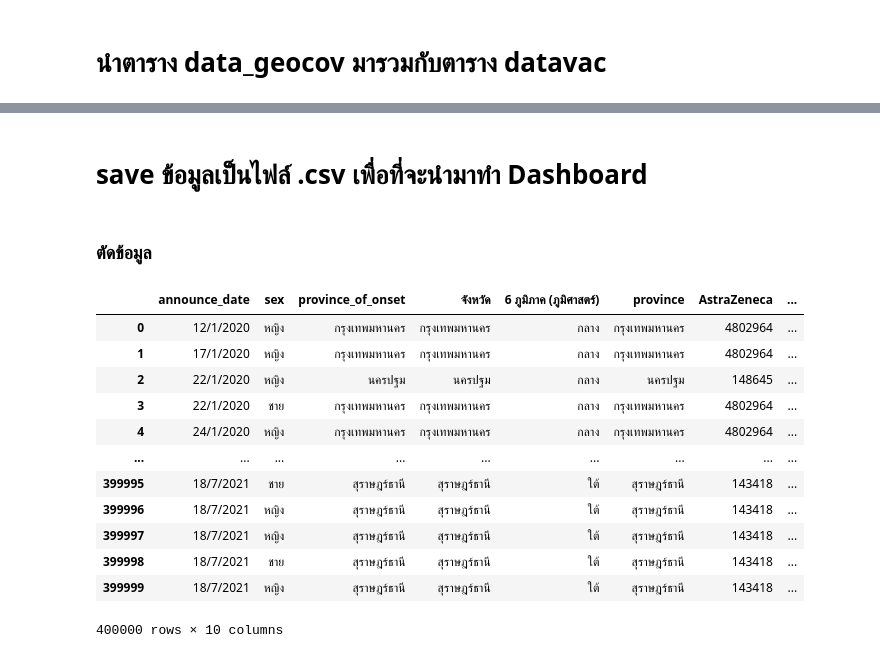
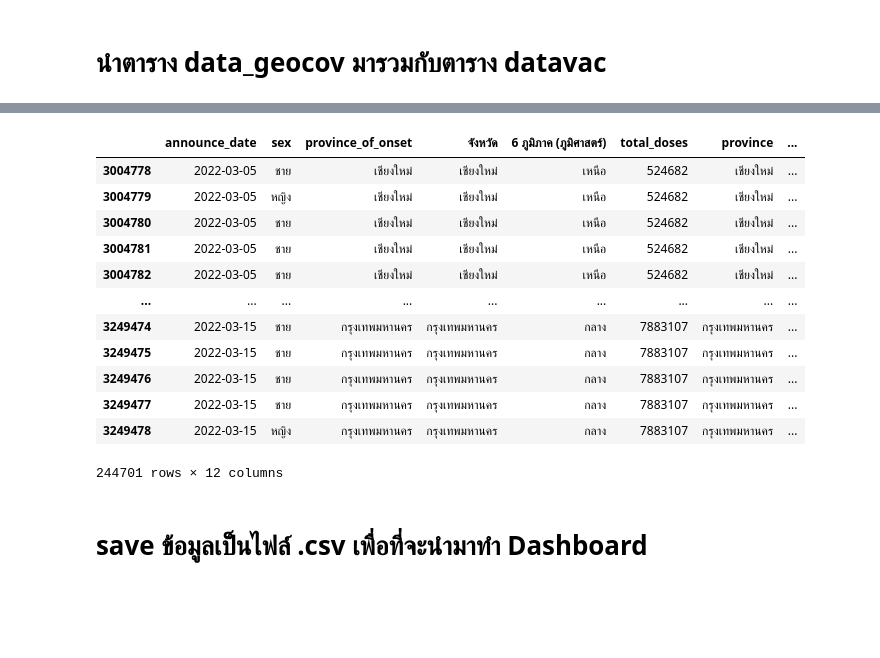
Before and after one commit to Chanunchida-May/data_viz_2022, a Jupyter notebook: ProjectDashBoard.ipynb, the cells around one changed output, grey strips where cells are left out. Drawn from its saved outputs; the diff is of its cells as text; code cells hidden in the pictures; blank space fills up the shorter version.

```diff
--- a/ProjectDashBoard.ipynb
+++ b/ProjectDashBoard.ipynb
@@ -944,2 +944,19 @@ dtype: bool
+# %%
+dt_covidvacge_2022_Mar15 = dt_covidvacge[(dt_covidvacge['announce_date']>='2022-03-05')&(dt_covidvacge['announce_date']<='2022-03-15')]
+dt_covidvacge_2022_Mar15
+# %% [output]
+|  | announce_date | sex | province_of_onset | จังหวัด | 6 ภูมิภาค (ภูมิศาสตร์) | total_doses | province | ... |
+| 3004778 | 2022-03-05 | ชาย | เชียงใหม่ | เชียงใหม่ | เหนือ | 524682 | เชียงใหม่ | ... |
+| 3004779 | 2022-03-05 | หญิง | เชียงใหม่ | เชียงใหม่ | เหนือ | 524682 | เชียงใหม่ | ... |
+| 3004780 | 2022-03-05 | ชาย | เชียงใหม่ | เชียงใหม่ | เหนือ | 524682 | เชียงใหม่ | ... |
+| 3004781 | 2022-03-05 | ชาย | เชียงใหม่ | เชียงใหม่ | เหนือ | 524682 | เชียงใหม่ | ... |
+| 3004782 | 2022-03-05 | ชาย | เชียงใหม่ | เชียงใหม่ | เหนือ | 524682 | เชียงใหม่ | ... |
+| ... | ... | ... | ... | ... | ... | ... | ... | ... |
+| 3249474 | 2022-03-15 | ชาย | กรุงเทพมหานคร | กรุงเทพมหานคร | กลาง | 7883107 | กรุงเทพมหานคร | ... |
+| 3249475 | 2022-03-15 | ชาย | กรุงเทพมหานคร | กรุงเทพมหานคร | กลาง | 7883107 | กรุงเทพมหานคร | ... |
+| 3249476 | 2022-03-15 | ชาย | กรุงเทพมหานคร | กรุงเทพมหานคร | กลาง | 7883107 | กรุงเทพมหานคร | ... |
+| 3249477 | 2022-03-15 | ชาย | กรุงเทพมหานคร | กรุงเทพมหานคร | กลาง | 7883107 | กรุงเทพมหานคร | ... |
+| 3249478 | 2022-03-15 | หญิง | กรุงเทพมหานคร | กรุงเทพมหานคร | กลาง | 7883107 | กรุงเทพมหานคร | ... |
+244701 rows × 12 columns
 # %% [markdown]
 # save ข้อมูลเป็นไฟล์ .csv เพื่อที่จะนำมาทำ Dashboard
@@ -948,20 +967,4 @@ dt_covidvacge.to_csv('dt_covidvacge.csv', encoding='utf-8')
-# %% [markdown]
-### ตัดข้อมูล
 # %%
-dt_covidvacge1 = dt_covidvacge.iloc[:400000,:]
-dt_covidvacge1
+# dt_covidvacge1 = dt_covidvacge.iloc[:400000,:]
+# dt_covidvacge1
-# %% [output]
-|  | announce_date | sex | province_of_onset | จังหวัด | 6 ภูมิภาค (ภูมิศาสตร์) | province | AstraZeneca | ... |
-| 0 | 12/1/2020 | หญิง | กรุงเทพมหานคร | กรุงเทพมหานคร | กลาง | กรุงเทพมหานคร | 4802964 | ... |
-| 1 | 17/1/2020 | หญิง | กรุงเทพมหานคร | กรุงเทพมหานคร | กลาง | กรุงเทพมหานคร | 4802964 | ... |
-| 2 | 22/1/2020 | หญิง | นครปฐม | นครปฐม | กลาง | นครปฐม | 148645 | ... |
-| 3 | 22/1/2020 | ชาย | กรุงเทพมหานคร | กรุงเทพมหานคร | กลาง | กรุงเทพมหานคร | 4802964 | ... |
-| 4 | 24/1/2020 | หญิง | กรุงเทพมหานคร | กรุงเทพมหานคร | กลาง | กรุงเทพมหานคร | 4802964 | ... |
-| ... | ... | ... | ... | ... | ... | ... | ... | ... |
-| 399995 | 18/7/2021 | ชาย | สุราษฎร์ธานี | สุราษฎร์ธานี | ใต้ | สุราษฎร์ธานี | 143418 | ... |
-| 399996 | 18/7/2021 | หญิง | สุราษฎร์ธานี | สุราษฎร์ธานี | ใต้ | สุราษฎร์ธานี | 143418 | ... |
-| 399997 | 18/7/2021 | หญิง | สุราษฎร์ธานี | สุราษฎร์ธานี | ใต้ | สุราษฎร์ธานี | 143418 | ... |
-| 399998 | 18/7/2021 | ชาย | สุราษฎร์ธานี | สุราษฎร์ธานี | ใต้ | สุราษฎร์ธานี | 143418 | ... |
-| 399999 | 18/7/2021 | หญิง | สุราษฎร์ธานี | สุราษฎร์ธานี | ใต้ | สุราษฎร์ธานี | 143418 | ... |
-400000 rows × 10 columns
 # %%
```
Also changed, not shown: parts of 20 cells of this notebook.
